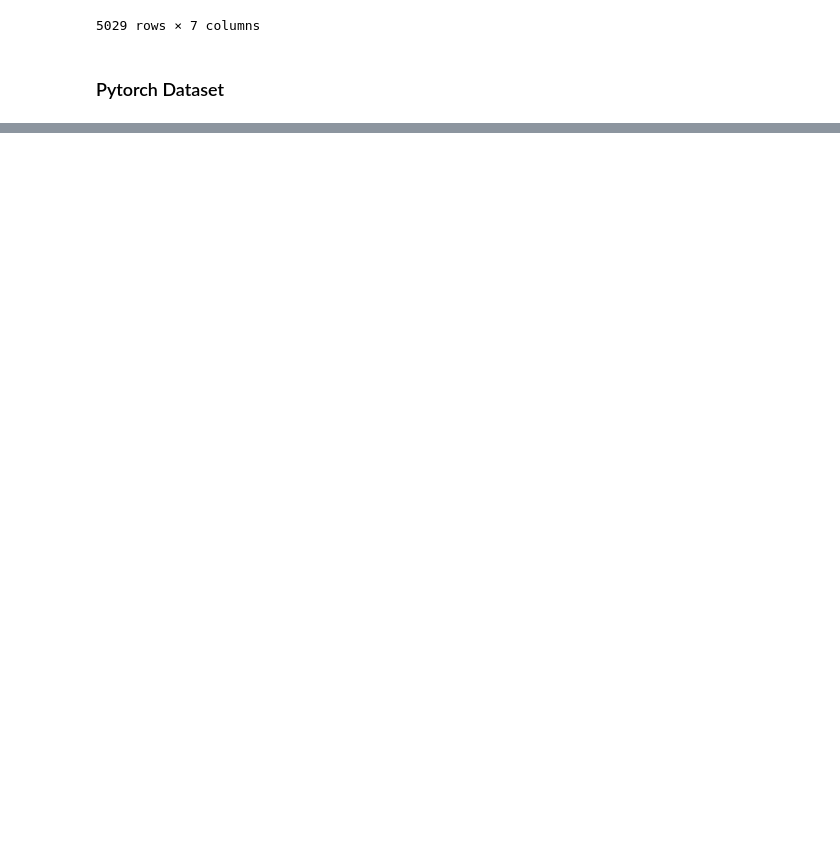
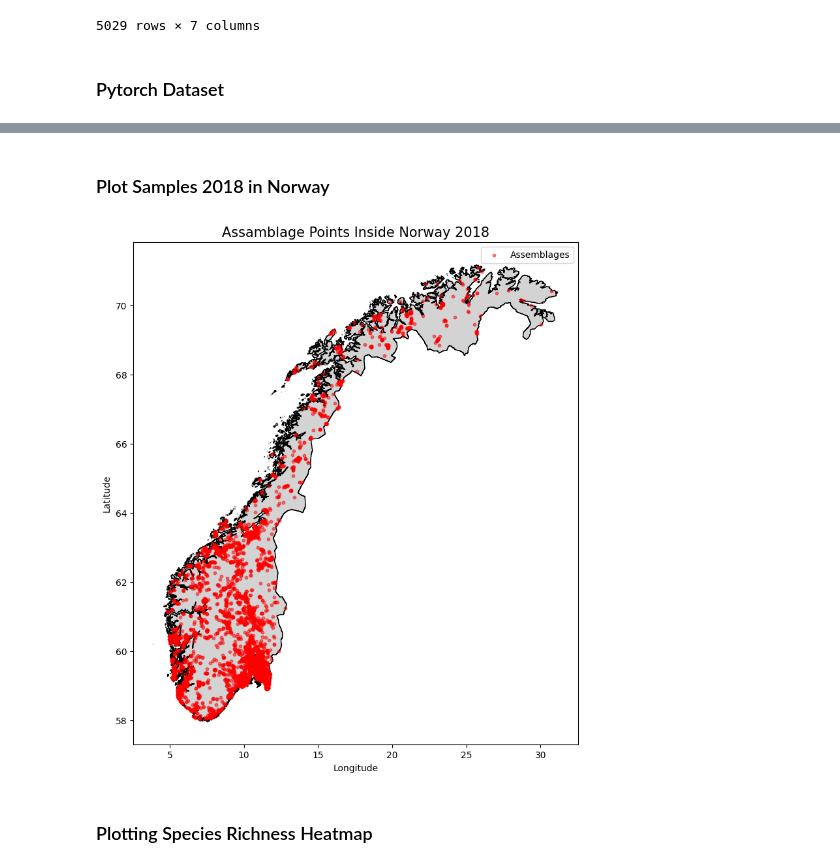
Before and after one commit to rauletepawa/Species_Distribution_Modeling, a Jupyter notebook: code/Species_Richness.ipynb, the cells around one changed output, grey strips where cells are left out. Drawn from its saved outputs; the diff is of its cells as text; code cells hidden in the pictures; blank space fills up the shorter version.

Commit message:
species richness

```diff
--- a/code/Species_Richness.ipynb
+++ b/code/Species_Richness.ipynb
@@ -123,0 +395,2 @@ class MultiLabelDataset(Dataset):
+# %%
+prob_dic = species_vectors(model = MODEL,eval_loader = dataloader, criterion = CustomLoss('focal', args), thresholds = loaded_thresholds, args = Args())
@@ -123,0 +417,8 @@ class MultiLabelDataset(Dataset):
+# %%
+# Wrap each vector in a list so it stays in a single column
+preds_df = pd.DataFrame({
+    "predicted_vector": [v for v in prob_dic.values()]
+}, index=prob_dic.keys())
+# %%
+df_2018_with_preds = df_2018.join(preds_df, how='left')
+df_2018_with_preds
@@ -123,0 +439,10 @@ class MultiLabelDataset(Dataset):
+# %%
+def calculate_sp_richness(species_vectors):
+    richness = []
+    for i in species_vectors:
+        nonzero = np.count_nonzero(i)
+        richness.append(nonzero)
+    return richness
+df_2018_with_preds['true_richness'] = calculate_sp_richness(df_2018_with_preds['species_vector'])
+df_2018_with_preds['predicted_richness'] = calculate_sp_richness(df_2018_with_preds['predicted_vector'])
+df_2018_with_preds
@@ -123,0 +484,39 @@ class MultiLabelDataset(Dataset):
+# %% [markdown]
+### Plot Samples 2018 in Norway
+# %%
+import geopandas as gpd
+import pandas as pd
+import matplotlib.pyplot as plt
+
+
+# Load the shapefile of Norway's boundaries (assuming you have this shapefile)
+norway = gpd.read_file(r"../data/gadm41_NOR_shp/gadm41_NOR_0.shp").to_crs(epsg=4326)  # Make sure it's in EPSG:4326 for plotting
+
+# Step 2: Plot the map
+fig, ax = plt.subplots(figsize=(10, 10))
+
+# Plot the Norway boundary
+norway.plot(ax=ax, color="lightgray", edgecolor="black")
+
+# Assuming 'result' DataFrame has columns 'longitude' and 'latitude' (from the grid centroids)
+result_geo_df = gpd.GeoDataFrame(
+    df_2018_with_preds,
+    geometry=gpd.points_from_xy(df_2018_with_preds.longitude, df_2018_with_preds.latitude),
+    crs="EPSG:4326"  # Ensure the correct CRS
+)
+
+# Plot the filtered points inside Norway
+result_geo_df.plot(ax=ax, markersize=10, color='red', alpha=0.5, label="Assemblages")
+
+# Customize plot
+ax.set_title("Assamblage Points Inside Norway 2018", fontsize=15)
+ax.set_xlabel("Longitude")
+ax.set_ylabel("Latitude")
+ax.legend()
+
+# Show the plot
+plt.show()
+# %% [output]
+[figure, added]
+# %% [markdown]
+### Plotting Species Richness Heatmap
```
Also changed, not shown: parts of 20 cells of this notebook, 6 other files.
